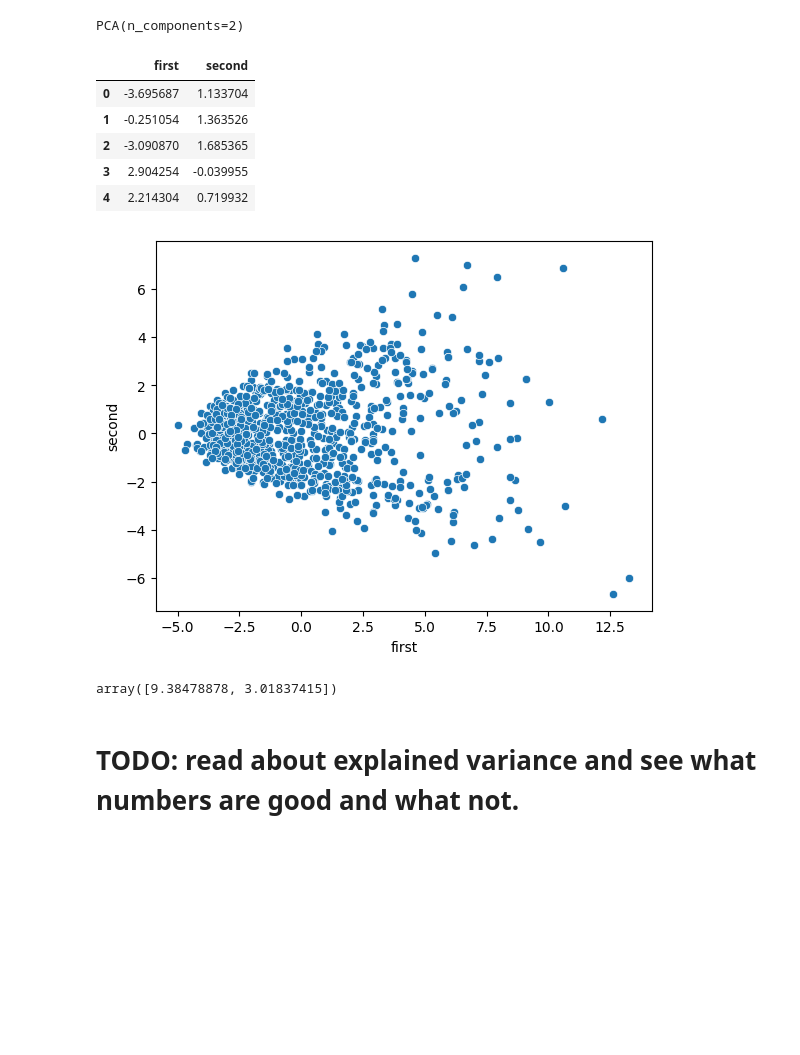
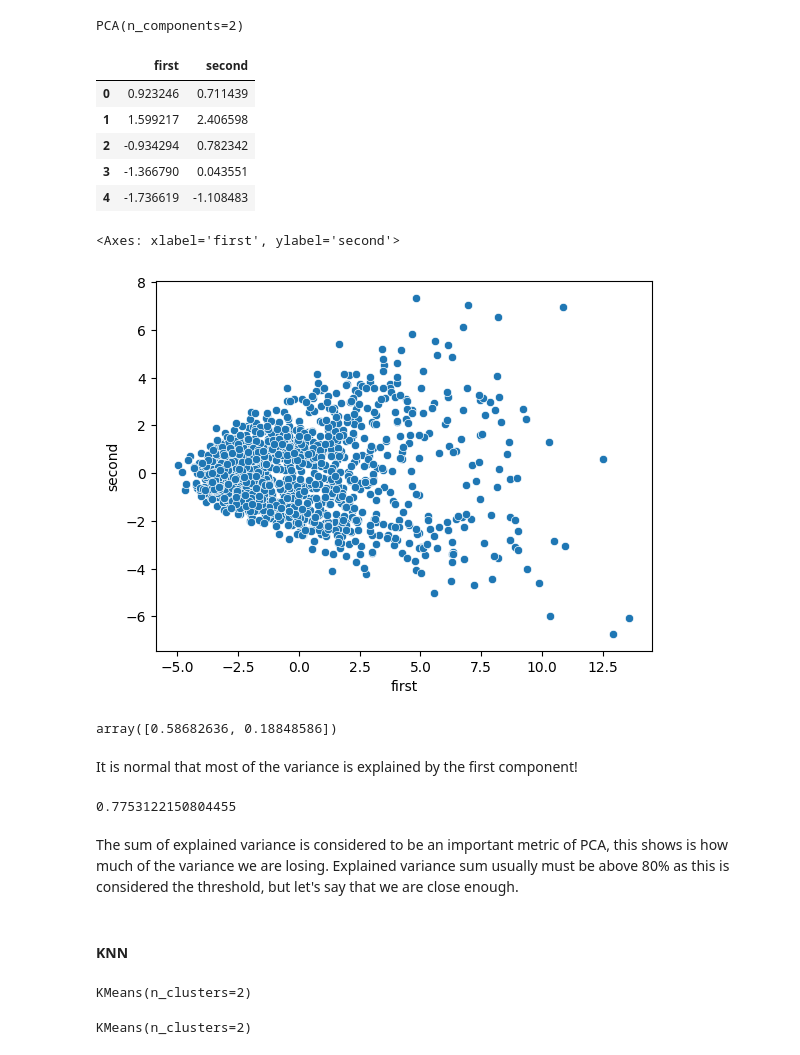
Before and after one commit to Dmmilchev/machine-learning-course, a Jupyter notebook: homeworks/basktetball_performance/solution.ipynb, the cells around one changed output. Drawn from its saved outputs; the diff is of its cells as text; code cells hidden in the pictures; blank space fills up the shorter version.

```diff
--- a/homeworks/basktetball_performance/solution.ipynb
+++ b/homeworks/basktetball_performance/solution.ipynb
@@ -342,11 +332,11 @@ scaler
 # %% [output]
 StandardScaler()
 # %%
-scaler.fit(X_train)
+scaler.fit(X)
 # %% [output]
 StandardScaler()
 # %%
-X_train = pd.DataFrame(scaler.transform(X_train))
-X_train.head()
+X_reduced = pd.DataFrame(scaler.transform(X))
+X_reduced.head()
 # %% [output]
 |  | 0 | 1 | 2 | 3 | 4 | 5 | 6 | 7 | 8 | 9 | 10 | ... |
@@ -373,27 +353,45 @@ pca
 # %% [output]
 PCA(n_components=2)
 # %%
-pca.fit(X_train)
+pca.fit(X_reduced)
 # %% [output]
 PCA(n_components=2)
 # %%
-X_train_reduced = pd.DataFrame(pca.transform(X_train), columns = ['first', 'second'])
+X_reduced= pd.DataFrame(pca.transform(X_reduced), columns = ['first', 'second'])
 # %%
-X_train_reduced.head()
+X_reduced.head()
 # %% [output]
 |  | first | second |
-| 0 | -3.695687 | 1.133704 |
-| 1 | -0.251054 | 1.363526 |
-| 2 | -3.090870 | 1.685365 |
-| 3 | 2.904254 | -0.039955 |
-| 4 | 2.214304 | 0.719932 |
+| 0 | 0.923246 | 0.711439 |
+| 1 | 1.599217 | 2.406598 |
+| 2 | -0.934294 | 0.782342 |
+| 3 | -1.366790 | 0.043551 |
+| 4 | -1.736619 | -1.108483 |
 # %%
-X_train_reduced = sns.scatterplot(data=X_train_reduced, x='first', y='second')
+sns.scatterplot(data=X_reduced, x='first', y='second')
 # %% [output]
+<Axes: xlabel='first', ylabel='second'>
-[figure, old version]
+[figure, new version]
 # %%
-pca.explained_variance_
+pca.explained_variance_ratio_
 # %% [output]
-array([9.38478878, 3.01837415])
+array([0.58682636, 0.18848586])
-# %% [markdown]
-# TODO: read about explained variance and see what numbers are good and what not.
+# %% [markdown]
+It is normal that most of the variance is explained by the first component!
+# %%
+np.sum(pca.explained_variance_ratio_)
+# %% [output]
+0.7753122150804455
+# %% [markdown]
+The sum of explained variance is considered to be an important metric of PCA, this shows is how much of the variance we are losing. Explained variance sum usually must be above 80% as this is considered the threshold, but let's say that we are close enough.
+# %% [markdown]
+#### KNN
+# %%
+knn2 = KMeans(n_clusters=2)
+knn2
+# %% [output]
+KMeans(n_clusters=2)
+# %%
+knn2.fit(X_reduced)
+# %% [output]
+KMeans(n_clusters=2)
```
Also changed, not shown: parts of 28 cells of this notebook.
